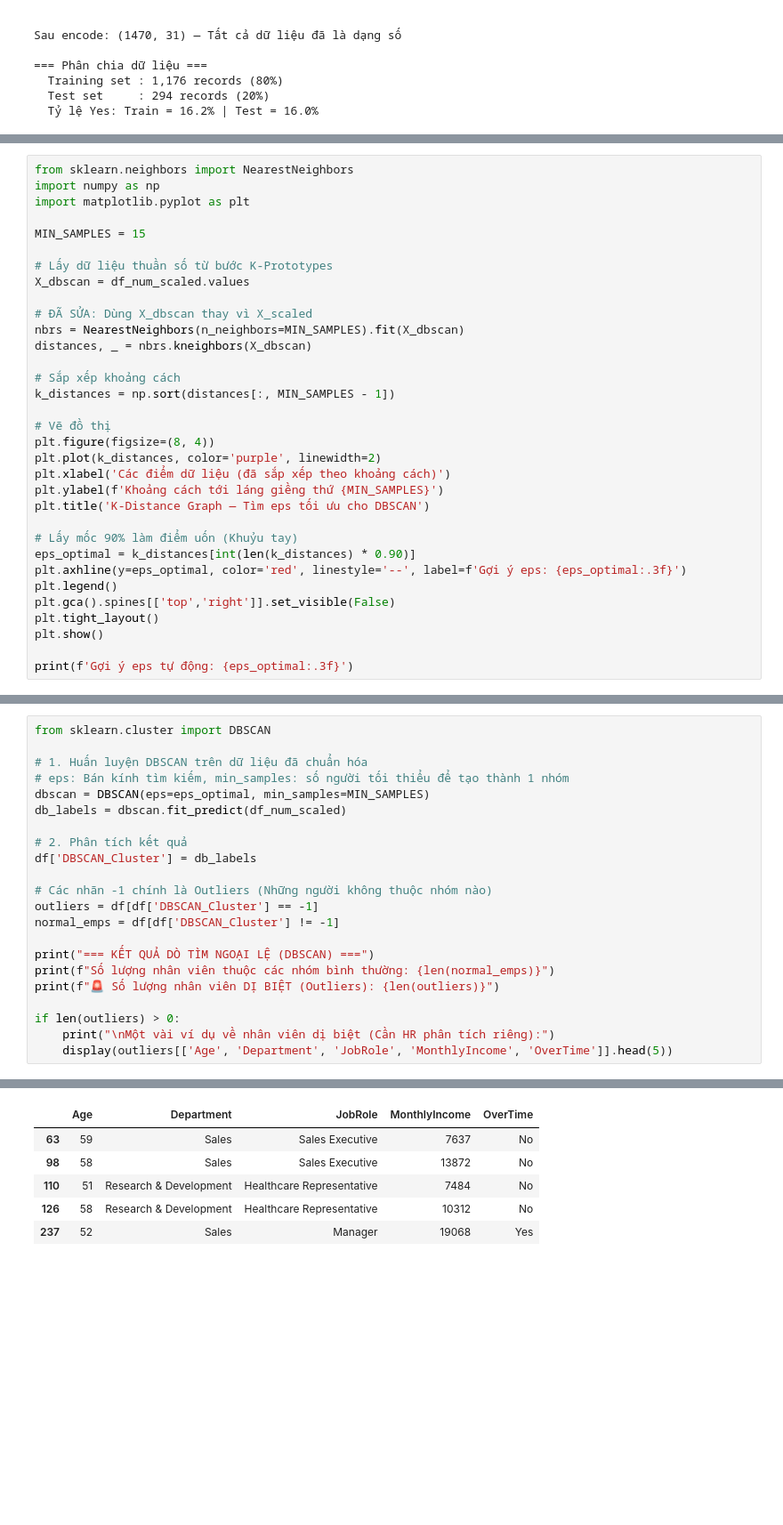
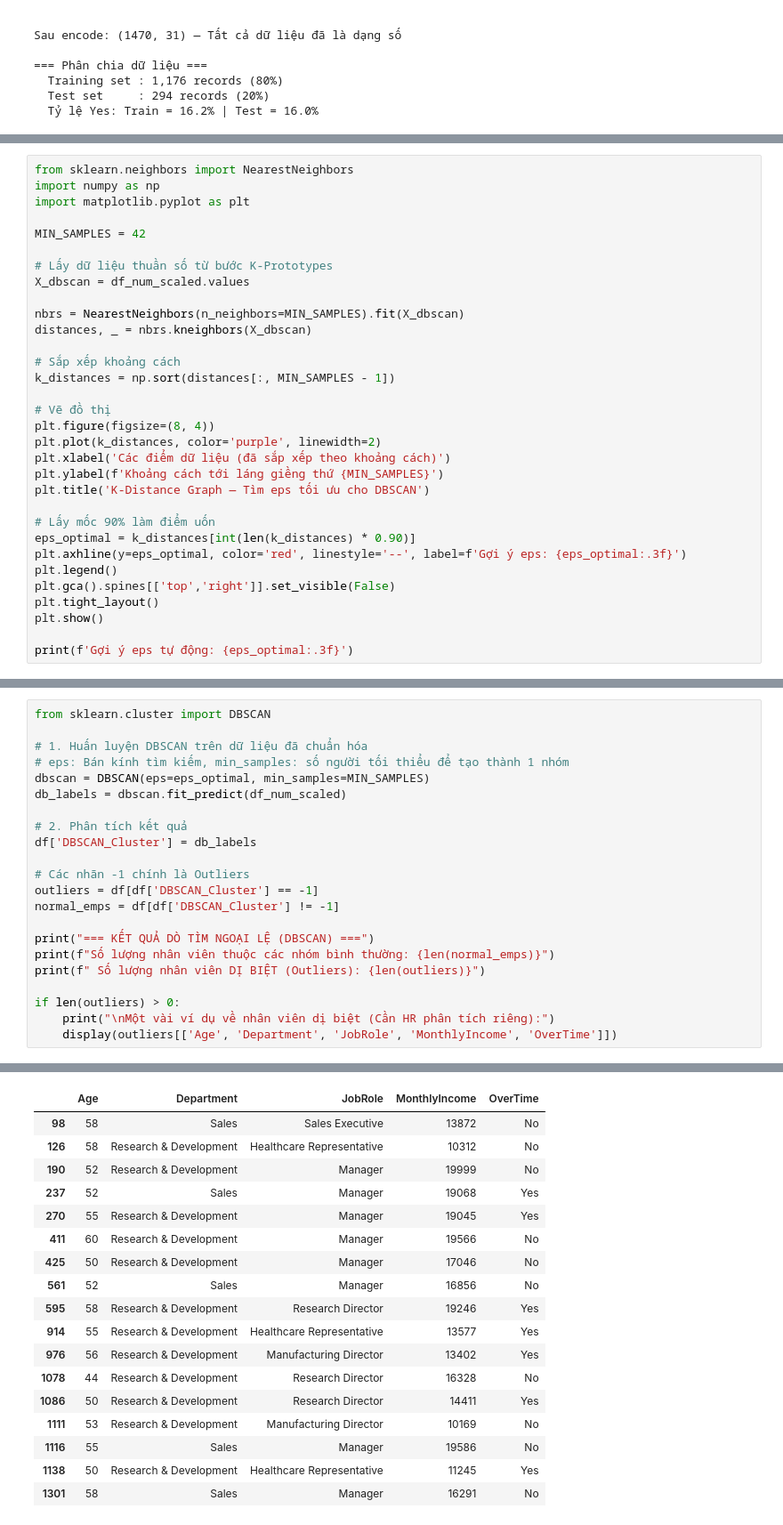
Before and after one commit to Quynhhuong2405/DATAMINING, a Jupyter notebook: Data_mining1_6.ipynb, the cells around one changed output, grey strips where cells are left out. Shown at 89% size. Cells and saved outputs as stored; diff of their text form; blank space fills up the shorter version.

```diff
--- a/Data_mining1_6.ipynb
+++ b/Data_mining1_6.ipynb
@@ -1732,12 +1732,11 @@ from sklearn.neighbors import NearestNeighbors
 import numpy as np
 import matplotlib.pyplot as plt
 
-MIN_SAMPLES = 15
+MIN_SAMPLES = 42
 
 # Lấy dữ liệu thuần số từ bước K-Prototypes
 X_dbscan = df_num_scaled.values
 
-# ĐÃ SỬA: Dùng X_dbscan thay vì X_scaled
 nbrs = NearestNeighbors(n_neighbors=MIN_SAMPLES).fit(X_dbscan)
 distances, _ = nbrs.kneighbors(X_dbscan)
 
@@ -1751,7 +1750,7 @@ plt.xlabel('Các điểm dữ liệu (đã sắp xếp theo khoảng cách)')
 plt.ylabel(f'Khoảng cách tới láng giềng thứ {MIN_SAMPLES}')
 plt.title('K-Distance Graph — Tìm eps tối ưu cho DBSCAN')
 
-# Lấy mốc 90% làm điểm uốn (Khuỷu tay)
+# Lấy mốc 90% làm điểm uốn
 eps_optimal = k_distances[int(len(k_distances) * 0.90)]
 plt.axhline(y=eps_optimal, color='red', linestyle='--', label=f'Gợi ý eps: {eps_optimal:.3f}')
 plt.legend()
@@ -1811,16 +1773,16 @@ db_labels = dbscan.fit_predict(df_num_scaled)
 # 2. Phân tích kết quả
 df['DBSCAN_Cluster'] = db_labels
 
-# Các nhãn -1 chính là Outliers (Những người không thuộc nhóm nào)
+# Các nhãn -1 chính là Outliers
 outliers = df[df['DBSCAN_Cluster'] == -1]
 normal_emps = df[df['DBSCAN_Cluster'] != -1]
 
 print("=== KẾT QUẢ DÒ TÌM NGOẠI LỆ (DBSCAN) ===")
 print(f"Số lượng nhân viên thuộc các nhóm bình thường: {len(normal_emps)}")
-print(f"🚨 Số lượng nhân viên DỊ BIỆT (Outliers): {len(outliers)}")
+print(f" Số lượng nhân viên DỊ BIỆT (Outliers): {len(outliers)}")
 
 if len(outliers) > 0:
     print("\nMột vài ví dụ về nhân viên dị biệt (Cần HR phân tích riêng):")
-    display(outliers[['Age', 'Department', 'JobRole', 'MonthlyIncome', 'OverTime']].head(5))
+    display(outliers[['Age', 'Department', 'JobRole', 'MonthlyIncome', 'OverTime']])
 # %% [output]
 === KẾT QUẢ DÒ TÌM NGOẠI LỆ (DBSCAN) ===
@@ -1829,8 +1791,20 @@ Số lượng nhân viên thuộc các nhóm bình thường: 1442
 
 Một vài ví dụ về nhân viên dị biệt (Cần HR phân tích riêng):
 |  | Age | Department | JobRole | MonthlyIncome | OverTime |
-| 63 | 59 | Sales | Sales Executive | 7637 | No |
 | 98 | 58 | Sales | Sales Executive | 13872 | No |
-| 110 | 51 | Research & Development | Healthcare Representative | 7484 | No |
 | 126 | 58 | Research & Development | Healthcare Representative | 10312 | No |
+| 190 | 52 | Research & Development | Manager | 19999 | No |
 | 237 | 52 | Sales | Manager | 19068 | Yes |
+| 270 | 55 | Research & Development | Manager | 19045 | Yes |
+| 411 | 60 | Research & Development | Manager | 19566 | No |
+| 425 | 50 | Research & Development | Manager | 17046 | No |
+| 561 | 52 | Sales | Manager | 16856 | No |
+| 595 | 58 | Research & Development | Research Director | 19246 | Yes |
+| 914 | 55 | Research & Development | Healthcare Representative | 13577 | Yes |
+| 976 | 56 | Research & Development | Manufacturing Director | 13402 | Yes |
+| 1078 | 44 | Research & Development | Research Director | 16328 | No |
+| 1086 | 50 | Research & Development | Research Director | 14411 | Yes |
+| 1111 | 53 | Research & Development | Manufacturing Director | 10169 | No |
+| 1116 | 55 | Sales | Manager | 19586 | No |
+| 1138 | 50 | Research & Development | Healthcare Representative | 11245 | Yes |
+| 1301 | 58 | Sales | Manager | 16291 | No |
```
Also changed, not shown: parts of 21 cells of this notebook.
